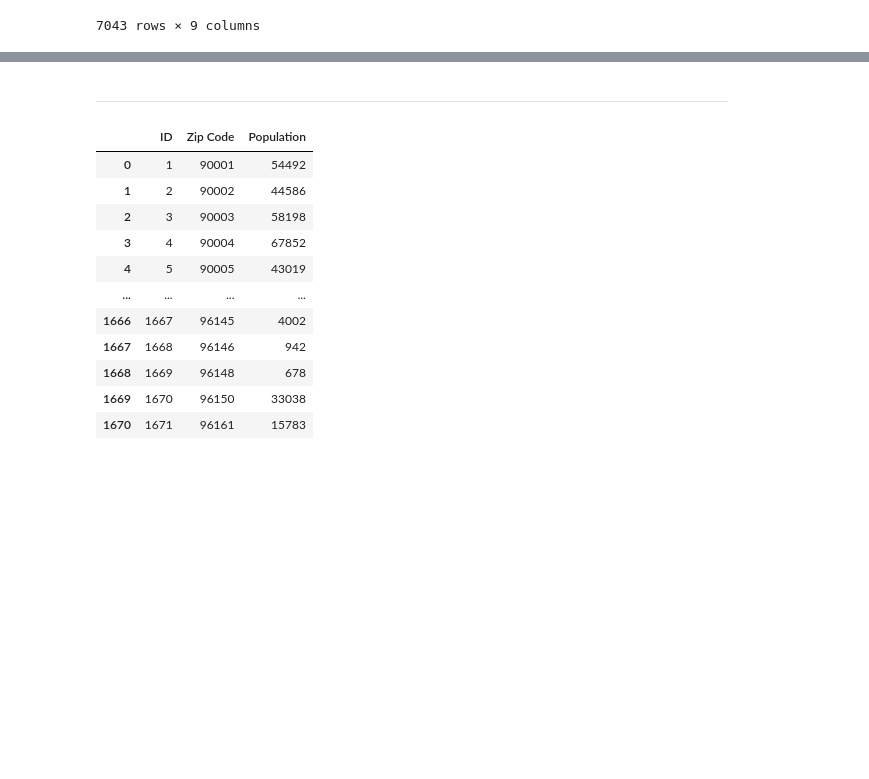
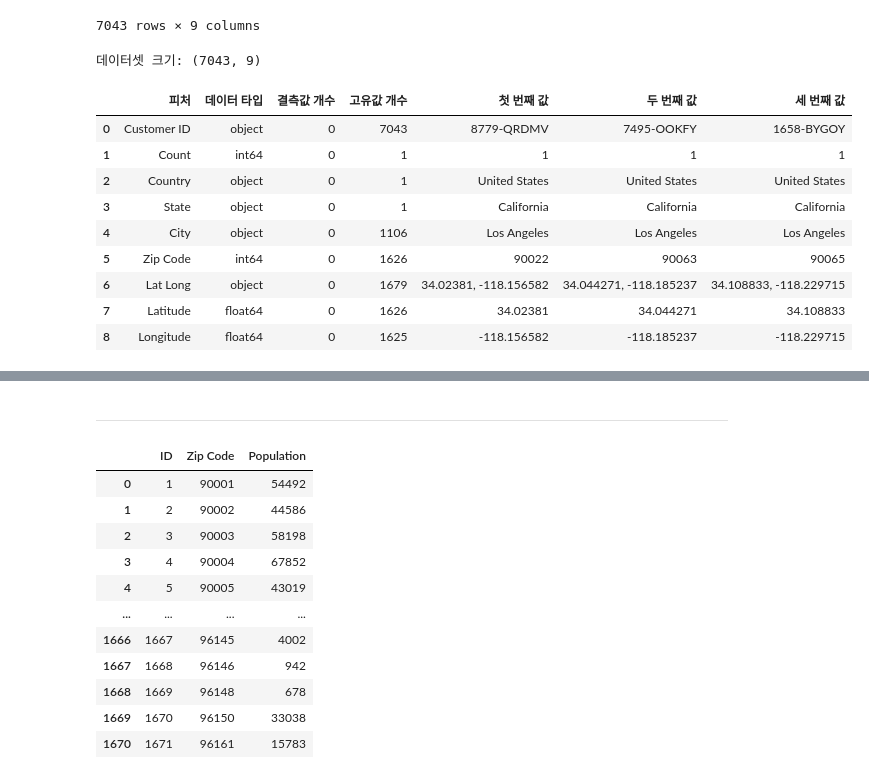
Before and after one commit to Blche/midproject_8, a Jupyter notebook: members/문세희/추가파일_resetting.ipynb, the cells around one changed output, grey strips where cells are left out. Saved outputs shown, nothing was run; the diff lists cells and outputs as text; code cells hidden in the pictures; blank space fills up the shorter version.

```diff
--- a/members/문세희/추가파일_resetting.ipynb
+++ b/members/문세희/추가파일_resetting.ipynb
@@ -158,3 +158,17 @@ location
 | 7041 | 4801-JZAZL | 1 | United States | California | Angelus Oaks | 92305 | 34.1678, -116.86433 | 34.167800 | -116.864330 |
 | 7042 | 3186-AJIEK | 1 | United States | California | Apple Valley | 92308 | 34.424926, -117.184503 | 34.424926 | -117.184503 |
 7043 rows × 9 columns
+# %%
+resumetable(location)
+# %% [output]
+데이터셋 크기: (7043, 9)
+|  | 피처 | 데이터 타입 | 결측값 개수 | 고유값 개수 | 첫 번째 값 | 두 번째 값 | 세 번째 값 |
+| 0 | Customer ID | object | 0 | 7043 | 8779-QRDMV | 7495-OOKFY | 1658-BYGOY |
+| 1 | Count | int64 | 0 | 1 | 1 | 1 | 1 |
+| 2 | Country | object | 0 | 1 | United States | United States | United States |
+| 3 | State | object | 0 | 1 | California | California | California |
+| 4 | City | object | 0 | 1106 | Los Angeles | Los Angeles | Los Angeles |
+| 5 | Zip Code | int64 | 0 | 1626 | 90022 | 90063 | 90065 |
+| 6 | Lat Long | object | 0 | 1679 | 34.02381, -118.156582 | 34.044271, -118.185237 | 34.108833, -118.229715 |
+| 7 | Latitude | float64 | 0 | 1626 | 34.02381 | 34.044271 | 34.108833 |
+| 8 | Longitude | float64 | 0 | 1625 | -118.156582 | -118.185237 | -118.229715 |
```
Also changed, not shown: parts of 1 cell of this notebook, 2 other files.
